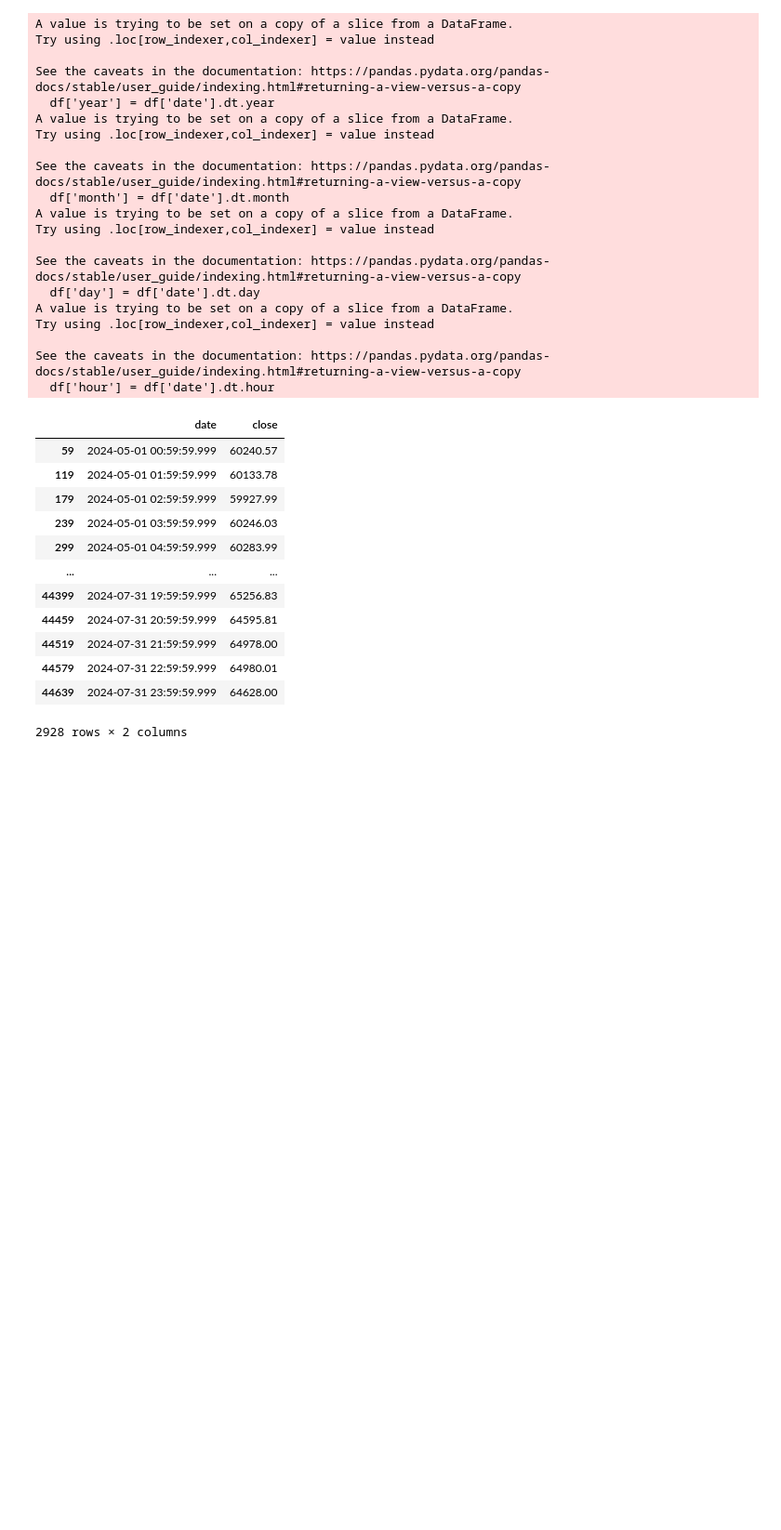
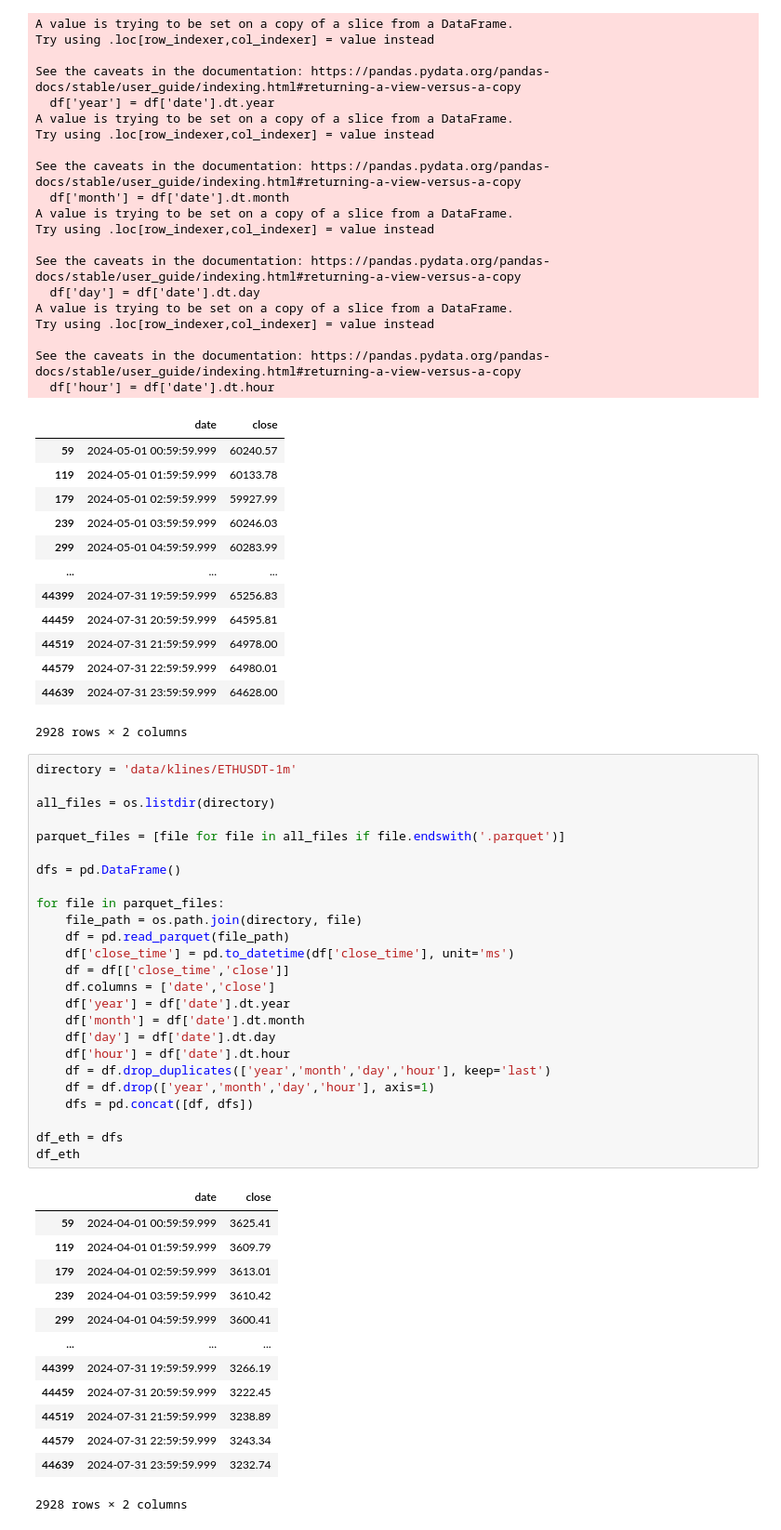
Before and after one commit to outfox330/ML_Models_on_Time_Series, a Jupyter notebook: BTC_FORECAST.ipynb, the cells around one changed output. Shown at 93% size. Saved outputs shown, nothing was run; the diff lists cells and outputs as text; blank space fills up the shorter version.

```diff
--- a/BTC_FORECAST.ipynb
+++ b/BTC_FORECAST.ipynb
@@ -1031,3 +1031,42 @@ See the caveats in the documentation: https://pandas.pydata.org/pandas-docs/stab
 | 44579 | 2024-07-31 22:59:59.999 | 64980.01 |
 | 44639 | 2024-07-31 23:59:59.999 | 64628.00 |
 2928 rows × 2 columns
+# %%
+directory = 'data/klines/ETHUSDT-1m'
+
+all_files = os.listdir(directory)
+
+parquet_files = [file for file in all_files if file.endswith('.parquet')]
+
+dfs = pd.DataFrame()
+
+for file in parquet_files:
+    file_path = os.path.join(directory, file)
+    df = pd.read_parquet(file_path)
+    df['close_time'] = pd.to_datetime(df['close_time'], unit='ms')
+    df = df[['close_time','close']]
+    df.columns = ['date','close']
+    df['year'] = df['date'].dt.year
+    df['month'] = df['date'].dt.month
+    df['day'] = df['date'].dt.day
+    df['hour'] = df['date'].dt.hour
+    df = df.drop_duplicates(['year','month','day','hour'], keep='last')
+    df = df.drop(['year','month','day','hour'], axis=1)
+    dfs = pd.concat([df, dfs])
+
+df_eth = dfs
+df_eth
+# %% [output]
+|  | date | close |
+| 59 | 2024-04-01 00:59:59.999 | 3625.41 |
+| 119 | 2024-04-01 01:59:59.999 | 3609.79 |
+| 179 | 2024-04-01 02:59:59.999 | 3613.01 |
+| 239 | 2024-04-01 03:59:59.999 | 3610.42 |
+| 299 | 2024-04-01 04:59:59.999 | 3600.41 |
+| ... | ... | ... |
+| 44399 | 2024-07-31 19:59:59.999 | 3266.19 |
+| 44459 | 2024-07-31 20:59:59.999 | 3222.45 |
+| 44519 | 2024-07-31 21:59:59.999 | 3238.89 |
+| 44579 | 2024-07-31 22:59:59.999 | 3243.34 |
+| 44639 | 2024-07-31 23:59:59.999 | 3232.74 |
+2928 rows × 2 columns
```
Also changed, not shown: parts of 2 cells of this notebook.
